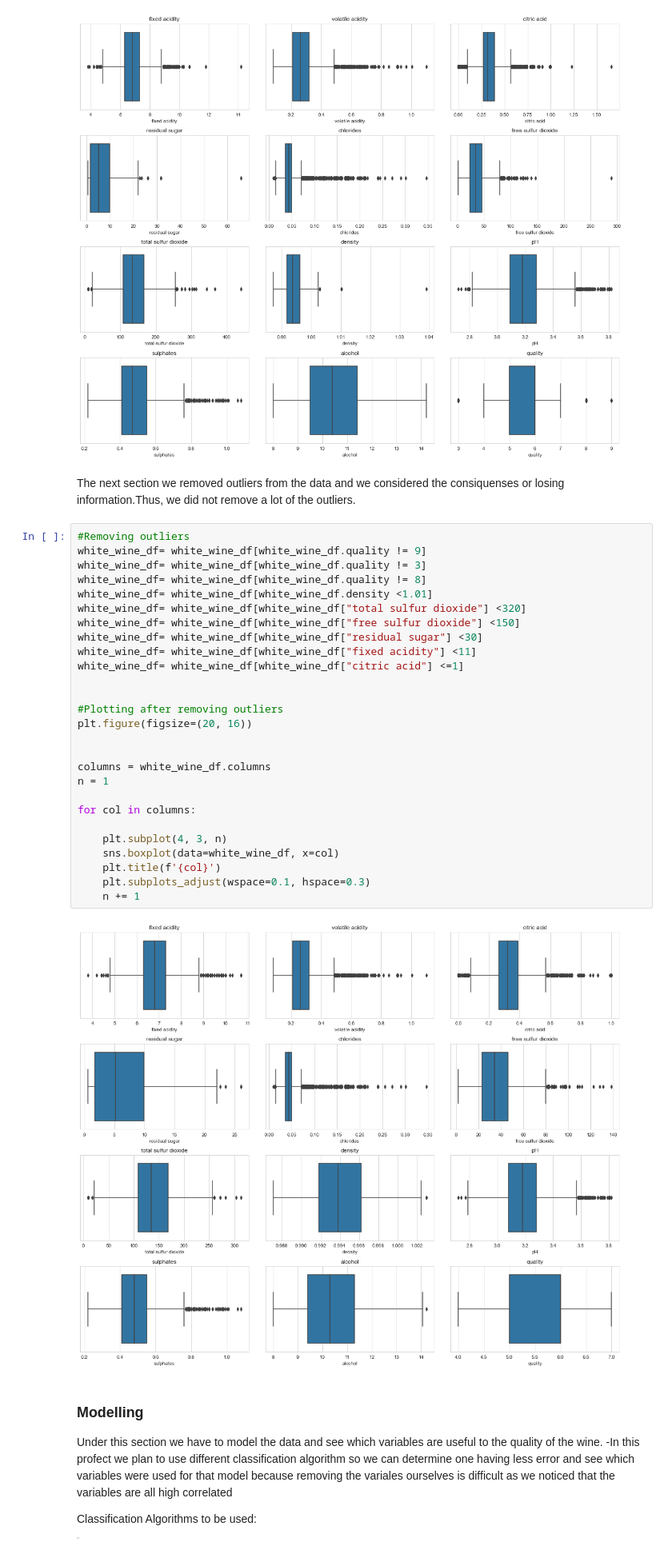
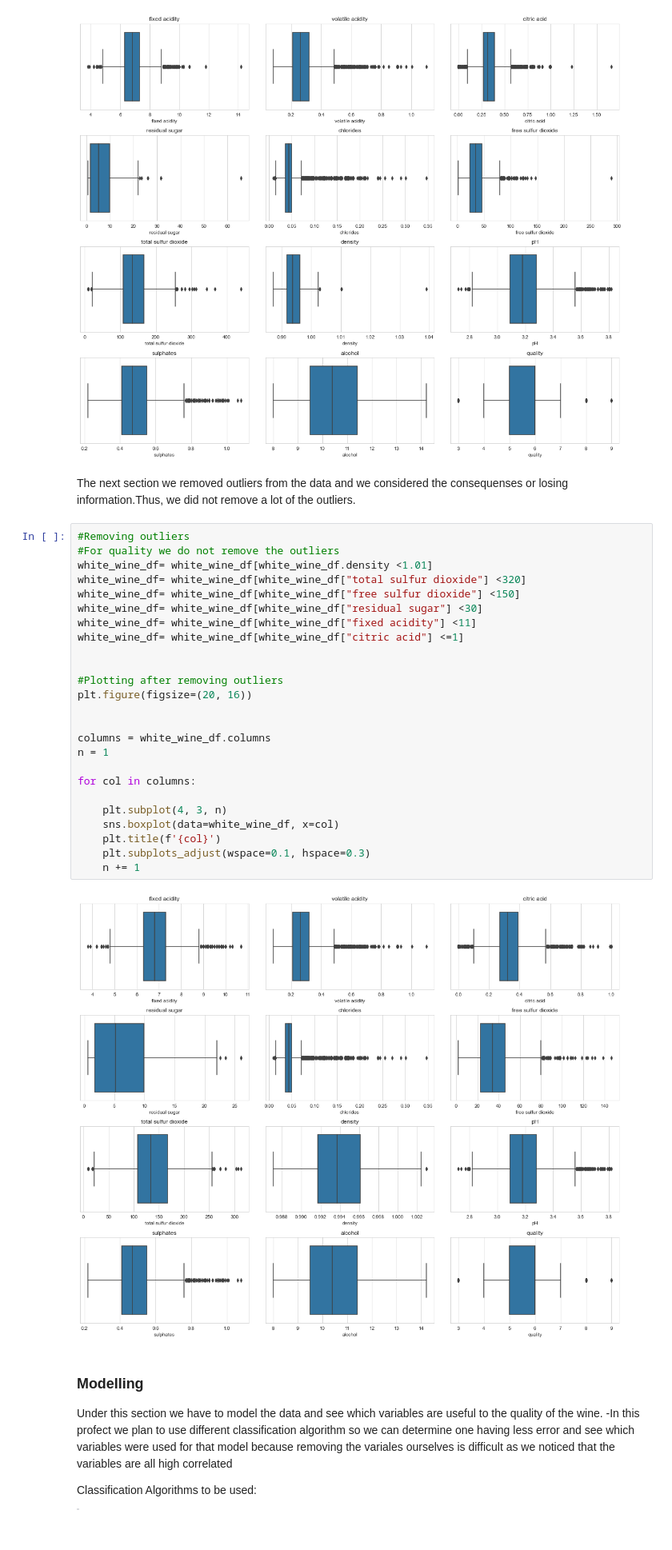
Before and after one commit to FeziweMelvin/Wine-Quality, a Jupyter notebook: whitewine.ipynb, the cells around one changed output. Shown at 80% size. Drawn from its saved outputs; the diff is of its cells as text.

```diff
--- a/whitewine.ipynb
+++ b/whitewine.ipynb
@@ -252,36 +252,34 @@ for col in columns:
 # %% [output]
 [figure]
 # %% [markdown]
-The next section we removed outliers from the data and we considered the consiquenses or losing information.Thus, we did not remove a lot of the outliers.
+The next section we removed outliers from the data and we considered the consequenses or losing information.Thus, we did not remove a lot of the outliers.
 # %%
 #Removing outliers
-white_wine_df= white_wine_df[white_wine_df.quality != 9]
-white_wine_df= white_wine_df[white_wine_df.quality != 3]
-white_wine_df= white_wine_df[white_wine_df.quality != 8]
+#For quality we do not remove the outliers
 white_wine_df= white_wine_df[white_wine_df.density <1.01]
 white_wine_df= white_wine_df[white_wine_df["total sulfur dioxide"] <320]
 white_wine_df= white_wine_df[white_wine_df["free sulfur dioxide"] <150]
 white_wine_df= white_wine_df[white_wine_df["residual sugar"] <30]
 white_wine_df= white_wine_df[white_wine_df["fixed acidity"] <11]
 white_wine_df= white_wine_df[white_wine_df["citric acid"] <=1]
 
 
 #Plotting after removing outliers
 plt.figure(figsize=(20, 16))
 
 
 columns = white_wine_df.columns
 n = 1
 
 for col in columns:
 
     plt.subplot(4, 3, n)
     sns.boxplot(data=white_wine_df, x=col)
     plt.title(f'{col}')
     plt.subplots_adjust(wspace=0.1, hspace=0.3)
     n += 1
 # %% [output]
-[figure, old version]
+[figure, new version]
 # %% [markdown]
 ### Modelling
 
```
Also changed, not shown: parts of 6 cells of this notebook.
